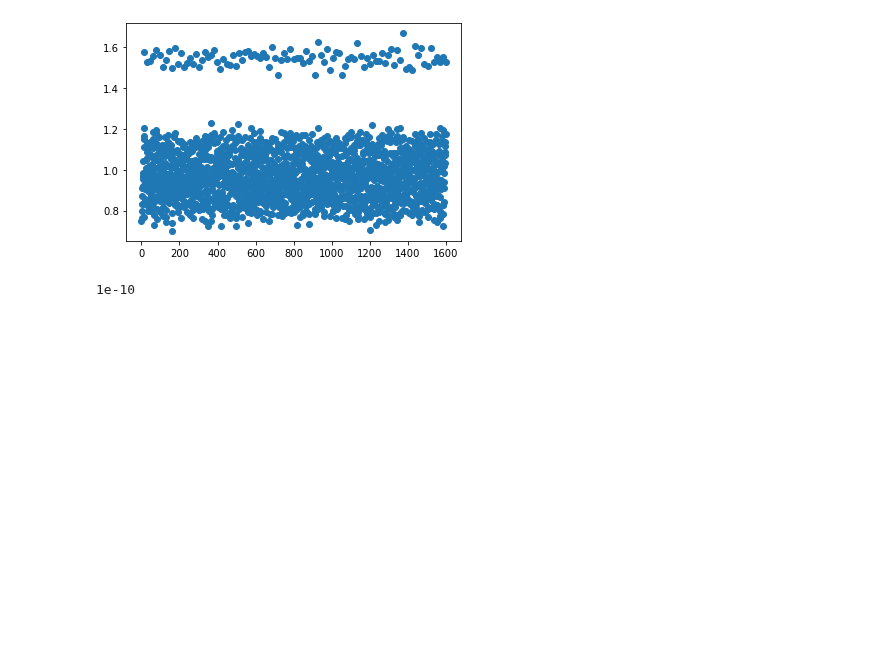
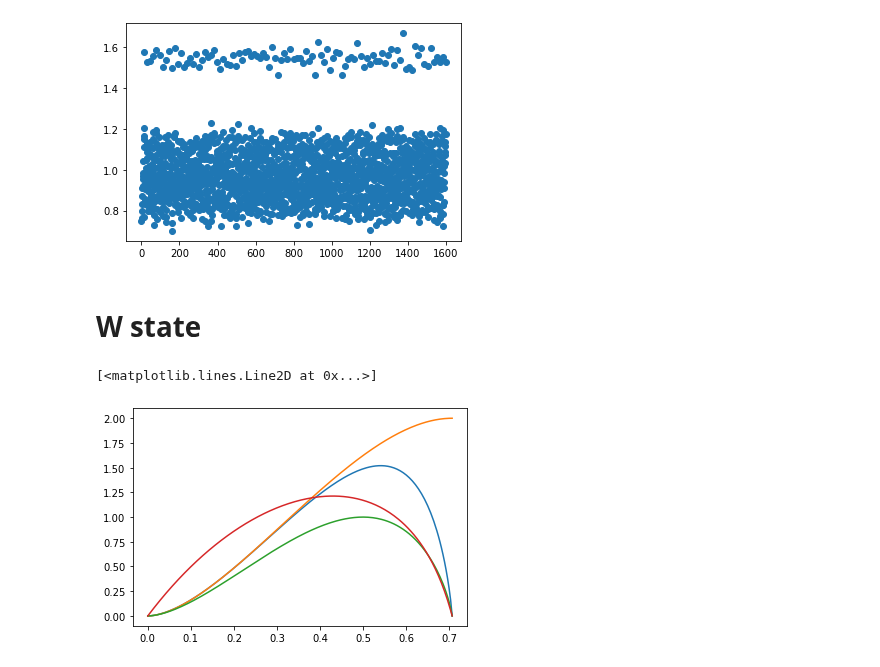
Before and after one commit to hassan-shap/RMT, a Jupyter notebook: reflected entropy.ipynb, the cells around one changed output. Drawn from its saved outputs; the diff is of its cells as text; code cells hidden in the pictures; blank space fills up the shorter version.

Commit message:
reflected entropy

```diff
--- a/reflected entropy.ipynb
+++ b/reflected entropy.ipynb
@@ -132,8 +179,54 @@ plt.plot(v1b,'o')
 plt.show()
 # %% [output]
 [figure]
-# %%
-a=1e-20
-a**0.5
-# %% [output]
-1e-10
+# %% [markdown]
+# W state
+# %%
+r = 2
+Lab = 2
+
+Nab=r**Lab
+dims_ab = [r] *(2*Lab)
+dims = [r]*3
+a_list=[0,2]
+
+
+# rho = [[1/3,0,0,0],[0,1/3,1/3,0],[0,1/3,1/3,0],[0,0,0,0]]
+
+es= np.linspace(0,1/sqrt(2),200)
+refl_ent = np.zeros(len(es))
+Sa = np.zeros(len(es))
+mi = np.zeros(len(es))
+logneg = np.zeros(len(es))
+
+for i_e in range(len(es)):
+    e0=es[i_e]
+
+    psi = e0*np.kron(np.kron([[0],[1]],[[1],[0]]),[[1],[0]])+\
+          e0*np.kron(np.kron([[1],[0]],[[1],[0]]),[[0],[1]])+\
+          sqrt(1-2*e0**2)*np.kron(np.kron([[1],[0]],[[0],[1]]),[[1],[0]])
+#     print(psi)
+    logneg[i_e] = logneg_subsys(psi, dims=dims, sysa=[0], sysb=[1])
+    mi[i_e] = mutinf_subsys(psi, dims=dims, sysa=[0], sysb=[1])
+
+    rho = [[e0**2,0,0,0],[0,e0**2,e0*sqrt(1-2*e0**2),0],\
+           [0,e0*sqrt(1-2*e0**2),1-2*e0**2,0],[0,0,0,0]]
+
+    mu, vec= np.linalg.eigh(rho)
+    psi_n=np.zeros((Nab**2,1),dtype=np.complex128)
+    for i_m in range(len(mu)):
+        psi_n += np.reshape(np.abs(mu[i_m])**0.5 *np.kron(vec[:,i_m],vec[:,i_m].conj()),[Nab**2,1])
+    # print(psi_n)
+    rAA=partial_trace(psi_n,dims_ab, keep = a_list)
+#     print(rAA)
+#     print(np.linalg.eigvalsh(rAA))
+    refl_ent[i_e]=entropy_subsys(psi_n, dims=dims_ab, sysa=a_list, approx_thresh=8192)
+    Sa[i_e]=entropy_subsys(psi, dims=dims, sysa=[0])
+
+plt.plot(es,refl_ent)
+plt.plot(es,2*Sa)
+plt.plot(es,mi)
+plt.plot(es,2*logneg)
+# %% [output]
+[<matplotlib.lines.Line2D at 0x...>]
+[figure, added]
```
Also changed, not shown: parts of 12 cells of this notebook, 50 other files.
